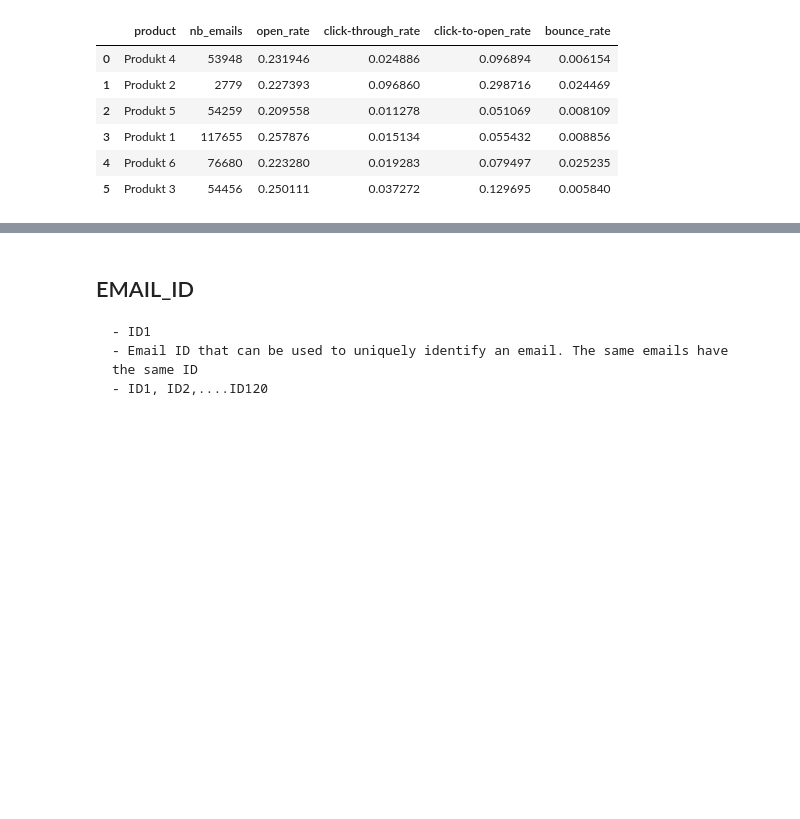
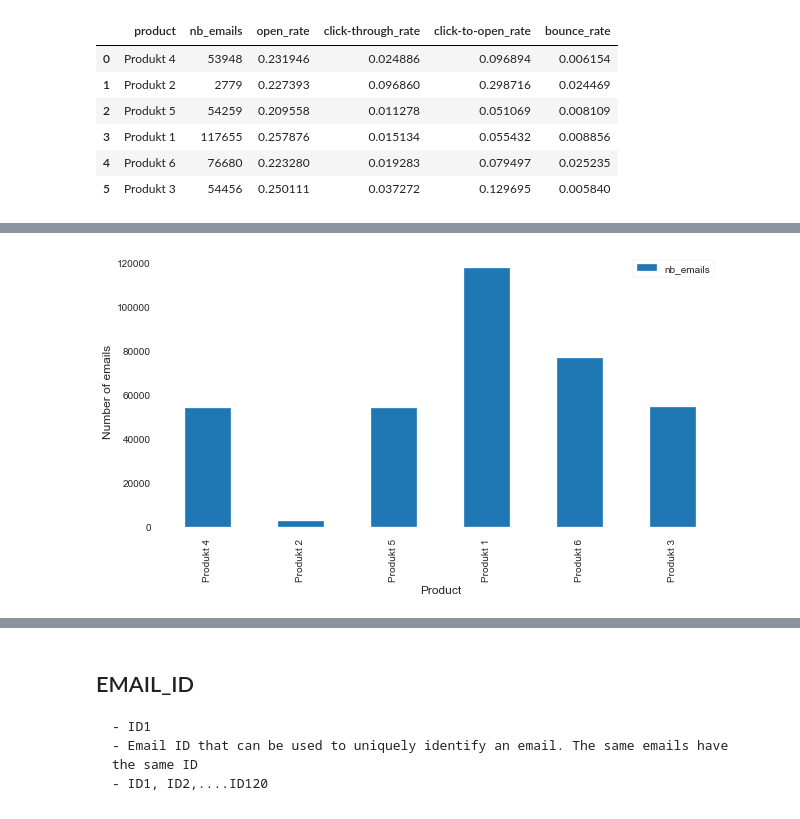
Before and after one commit to ck-unifr/analysis_email_performance, a Jupyter notebook: analysis_email_performance.ipynb, the cells around one changed output, grey strips where cells are left out. Saved outputs shown, nothing was run; the diff lists cells and outputs as text; code cells hidden in the pictures; blank space fills up the shorter version.

```diff
--- a/analysis_email_performance.ipynb
+++ b/analysis_email_performance.ipynb
@@ -1765,0 +1779,11 @@ df_final
+# %%
+
+#ax = df_final[['product', 'nb_emails']].plot(kind='bar', title ="V comp", figsize=(15, 5), legend=True, fontsize=12)
+ax = df_final.plot.bar(x='product', y='nb_emails', figsize=(10, 5))
+
+ax.set_xlabel("Product", fontsize=12)
+ax.set_ylabel("Number of emails", fontsize=12)
+
+plt.show()
+# %% [output]
+[figure, added]
```
Also changed, not shown: parts of 3 cells of this notebook.
